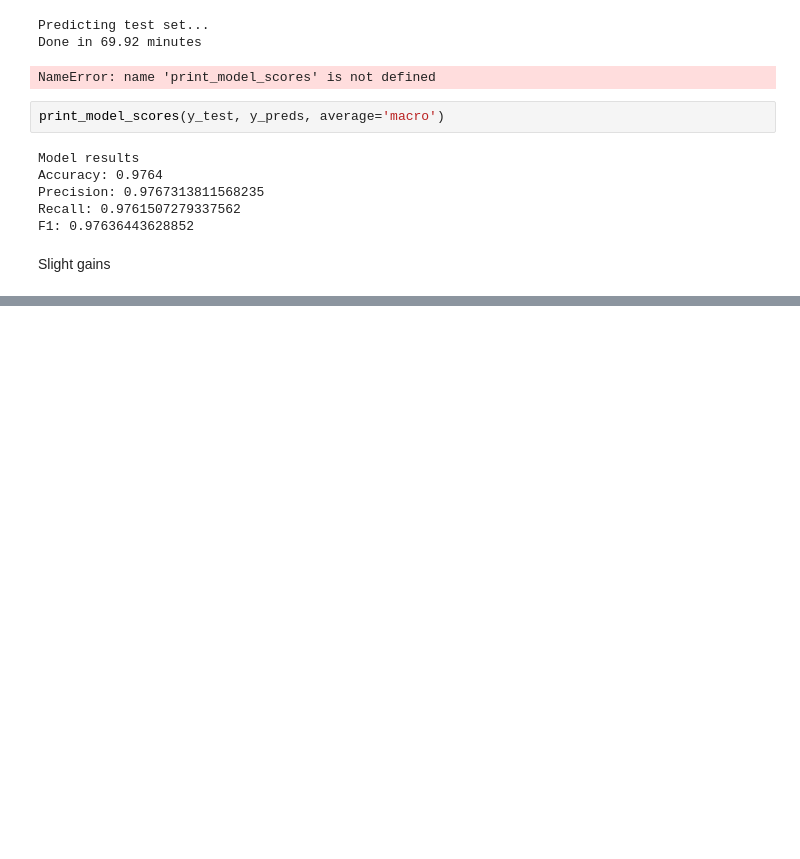
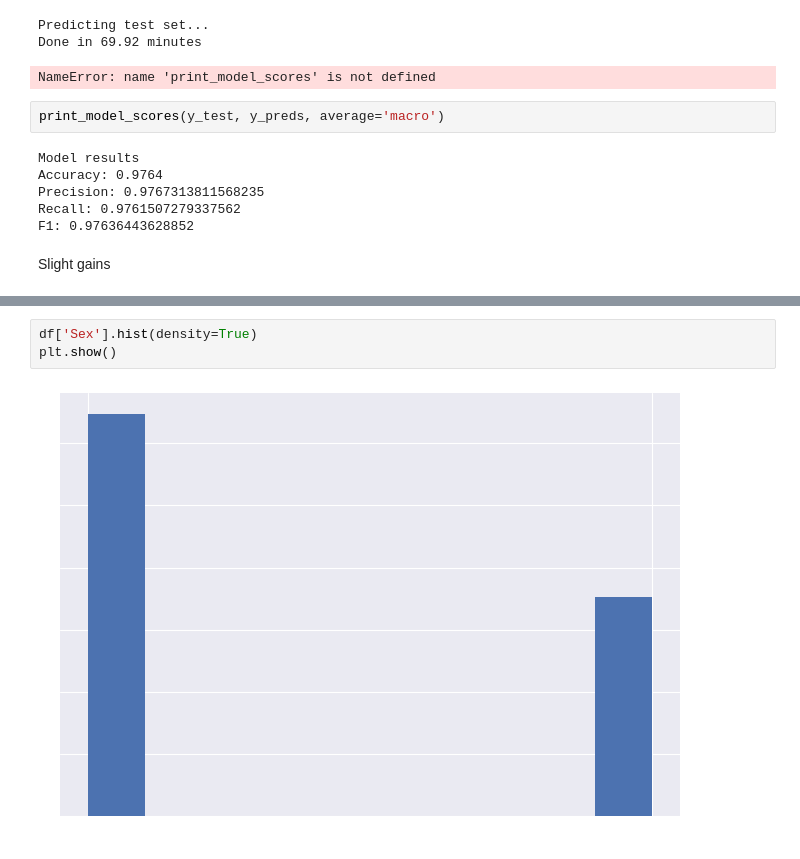
Before and after one commit to amaralcs/homl, a Jupyter notebook: 3_classification_exercises.ipynb, the cells around one changed output, grey strips where cells are left out. Saved outputs shown, nothing was run; the diff lists cells and outputs as text; blank space fills up the shorter version.

```diff
--- a/3_classification_exercises.ipynb
+++ b/3_classification_exercises.ipynb
@@ -334,0 +354,5 @@ Slight gains
+# %%
+df['Sex'].hist(density=True)
+plt.show()
+# %% [output]
+[figure, added]
```
Also changed, not shown: parts of 20 cells of this notebook.
